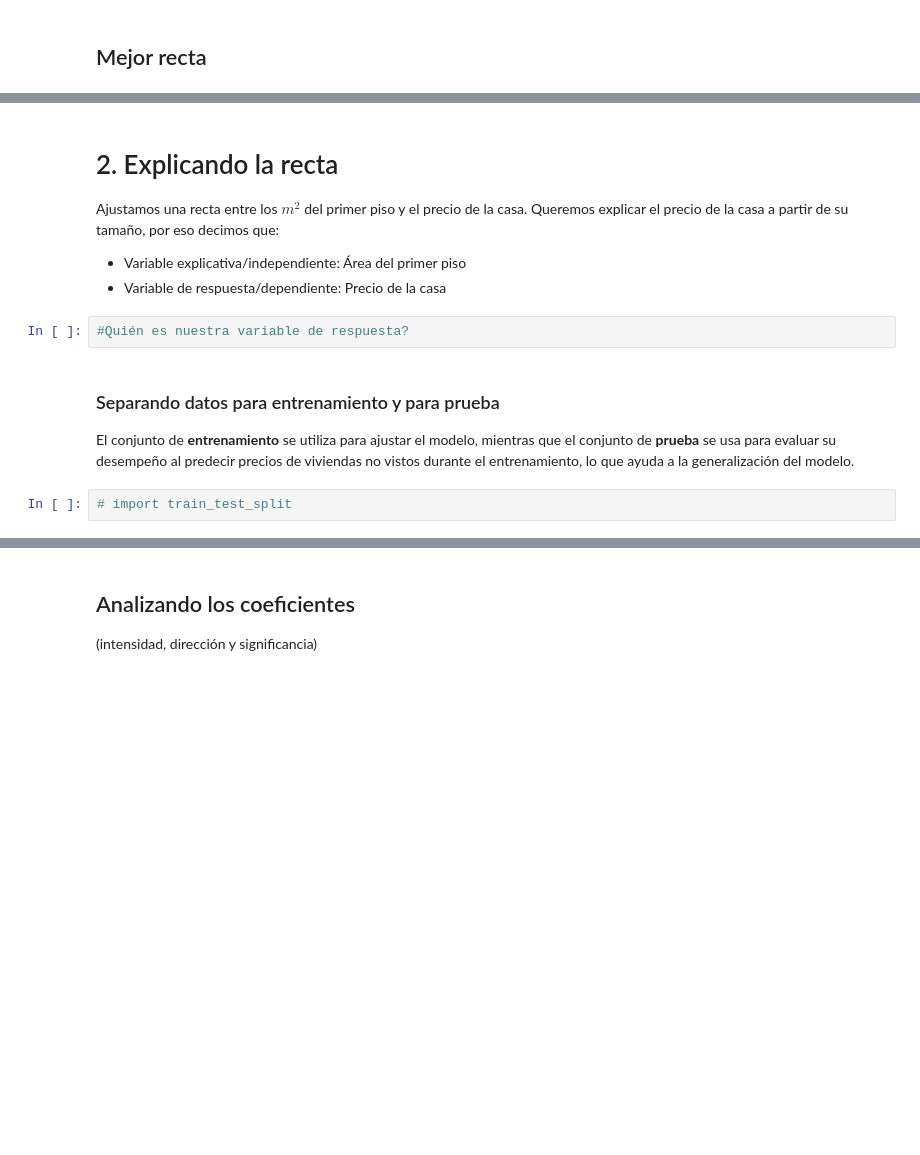
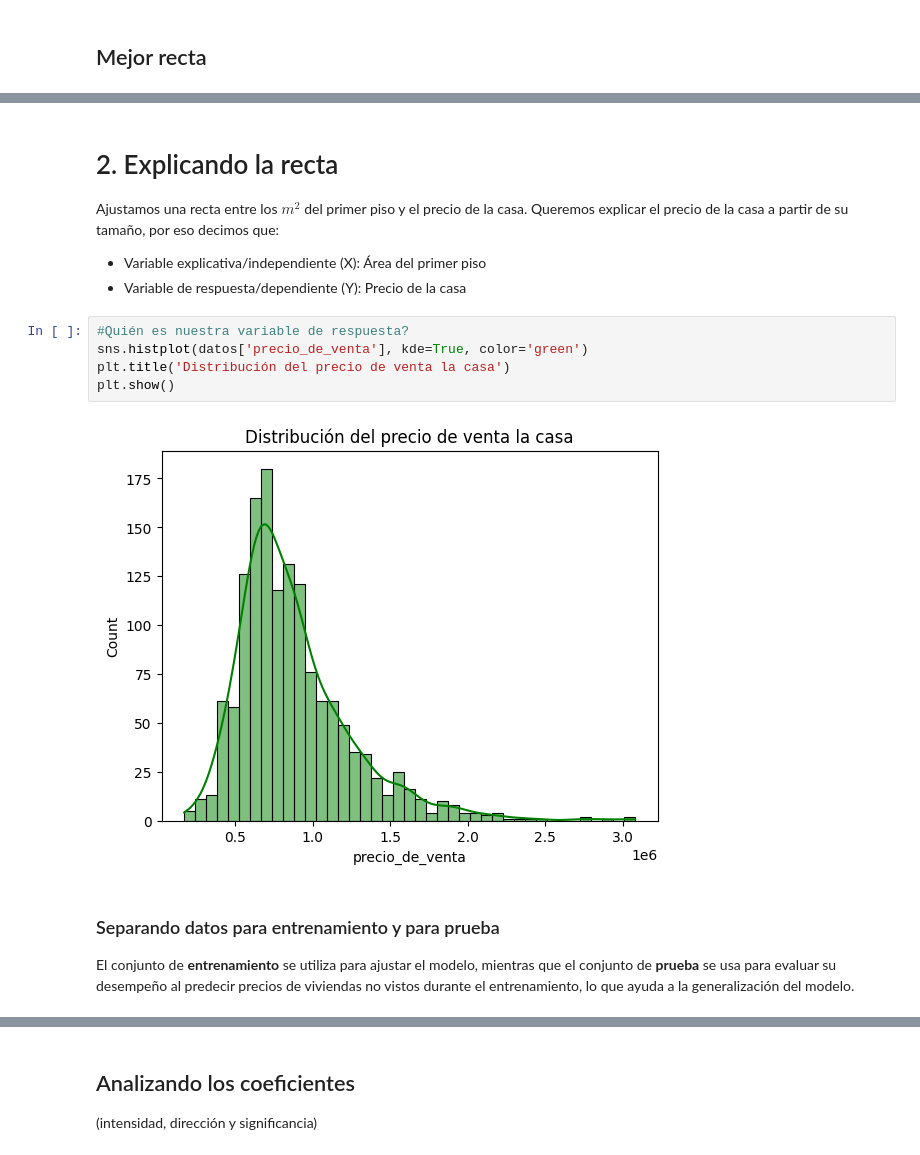
Before and after one commit to Starleen1996/Machine-Learning, a Jupyter notebook: precios_de_inmuebles_regresion_lineal.ipynb, the cells around one changed output, grey strips where cells are left out. Cells and saved outputs as stored; diff of their text form; blank space fills up the shorter version.

```diff
--- a/precios_de_inmuebles_regresion_lineal.ipynb
+++ b/precios_de_inmuebles_regresion_lineal.ipynb
@@ -182,13 +182,16 @@ px.scatter(datos, x='area_primer_piso', y='precio_de_venta', trendline_color_ove
 # 2. Explicando la recta
 Ajustamos una recta entre los $m^2$ del primer piso y el precio de la casa. Queremos explicar el precio de la casa a partir de su tamaño, por eso decimos que:
 
-* Variable explicativa/independiente: Área del primer piso
-* Variable de respuesta/dependiente: Precio de la casa
+* Variable explicativa/independiente (X): Área del primer piso
+* Variable de respuesta/dependiente (Y): Precio de la casa
-# %%
-#Quién es nuestra variable de respuesta?
+# %%
+#Quién es nuestra variable de respuesta?
+sns.histplot(datos['precio_de_venta'], kde=True, color='green')
+plt.title('Distribución del precio de venta la casa')
+plt.show()
+# %% [output]
+[figure, added]
 # %% [markdown]
 ### Separando datos para entrenamiento y para prueba
 
 El conjunto de **entrenamiento** se utiliza para ajustar el modelo, mientras que el conjunto de **prueba** se usa para evaluar su desempeño al predecir precios de viviendas no vistos durante el entrenamiento, lo que ayuda a la generalización del modelo.
-# %%
-# import train_test_split
```
Also changed, not shown: parts of 17 cells of this notebook.
